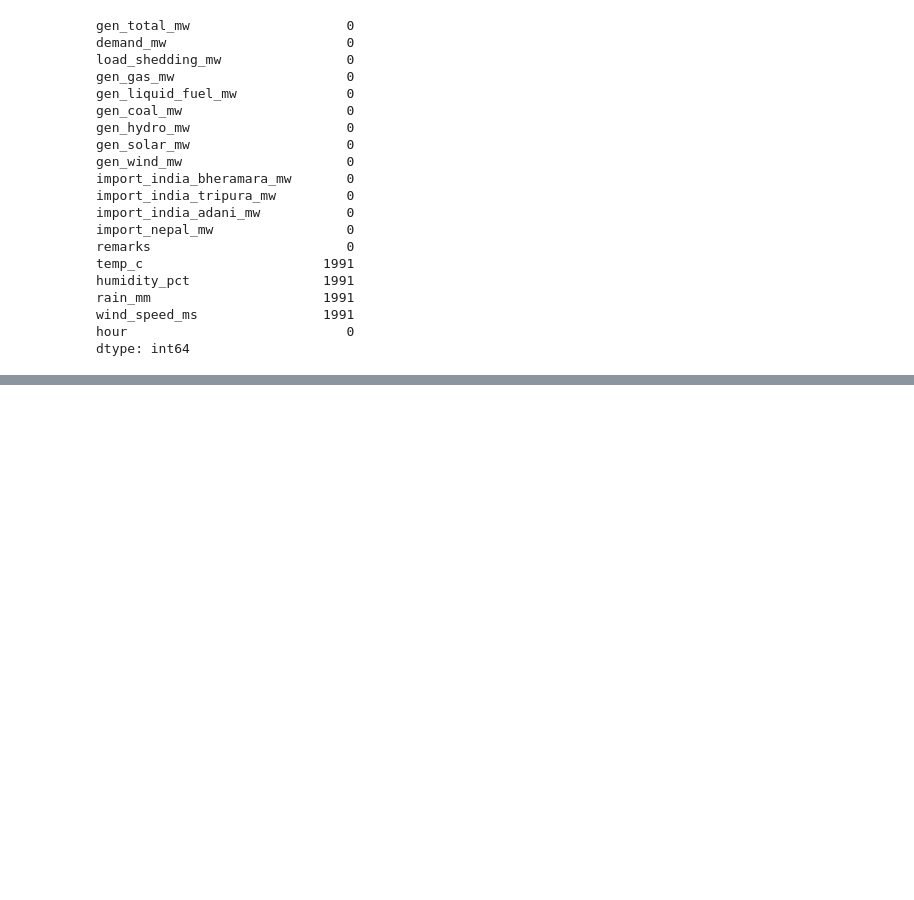
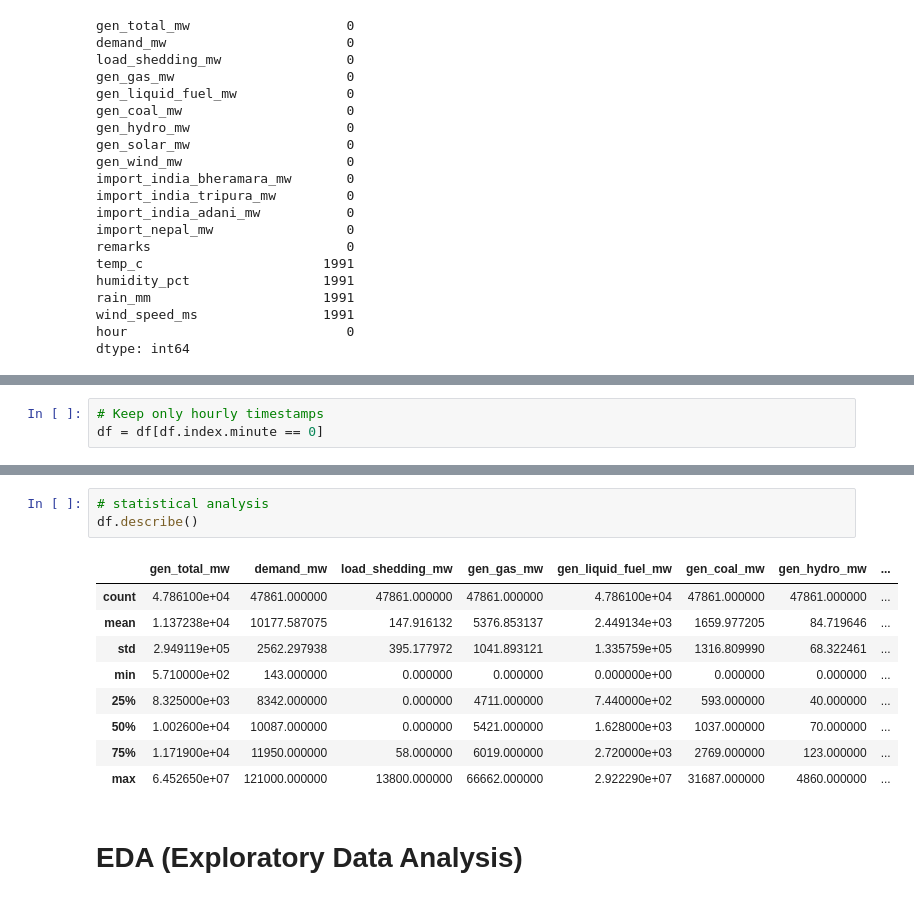
Before and after one commit to CodebySiyam/electricity-load-forecasting-bangladesh, a Jupyter notebook: electricity-load-forecasting-bangladesh.ipynb, the cells around one changed output, grey strips where cells are left out. Drawn from its saved outputs; the diff is of its cells as text; blank space fills up the shorter version.

```diff
--- a/electricity-load-forecasting-bangladesh.ipynb
+++ b/electricity-load-forecasting-bangladesh.ipynb
@@ -392,0 +532,3 @@ dtype: int64
+# %%
+# Keep only hourly timestamps
+df = df[df.index.minute == 0]
@@ -392,0 +558,15 @@ dtype: int64
+# %%
+# statistical analysis
+df.describe()
+# %% [output]
+|  | gen_total_mw | demand_mw | load_shedding_mw | gen_gas_mw | gen_liquid_fuel_mw | gen_coal_mw | gen_hydro_mw | ... |
+| count | 4.786100e+04 | 47861.000000 | 47861.000000 | 47861.000000 | 4.786100e+04 | 47861.000000 | 47861.000000 | ... |
+| mean | 1.137238e+04 | 10177.587075 | 147.916132 | 5376.853137 | 2.449134e+03 | 1659.977205 | 84.719646 | ... |
+| std | 2.949119e+05 | 2562.297938 | 395.177972 | 1041.893121 | 1.335759e+05 | 1316.809990 | 68.322461 | ... |
+| min | 5.710000e+02 | 143.000000 | 0.000000 | 0.000000 | 0.000000e+00 | 0.000000 | 0.000000 | ... |
+| 25% | 8.325000e+03 | 8342.000000 | 0.000000 | 4711.000000 | 7.440000e+02 | 593.000000 | 40.000000 | ... |
+| 50% | 1.002600e+04 | 10087.000000 | 0.000000 | 5421.000000 | 1.628000e+03 | 1037.000000 | 70.000000 | ... |
+| 75% | 1.171900e+04 | 11950.000000 | 58.000000 | 6019.000000 | 2.720000e+03 | 2769.000000 | 123.000000 | ... |
+| max | 6.452650e+07 | 121000.000000 | 13800.000000 | 66662.000000 | 2.922290e+07 | 31687.000000 | 4860.000000 | ... |
+# %% [markdown]
+# EDA (Exploratory Data Analysis)
```
Also changed, not shown: parts of 14 cells of this notebook.
